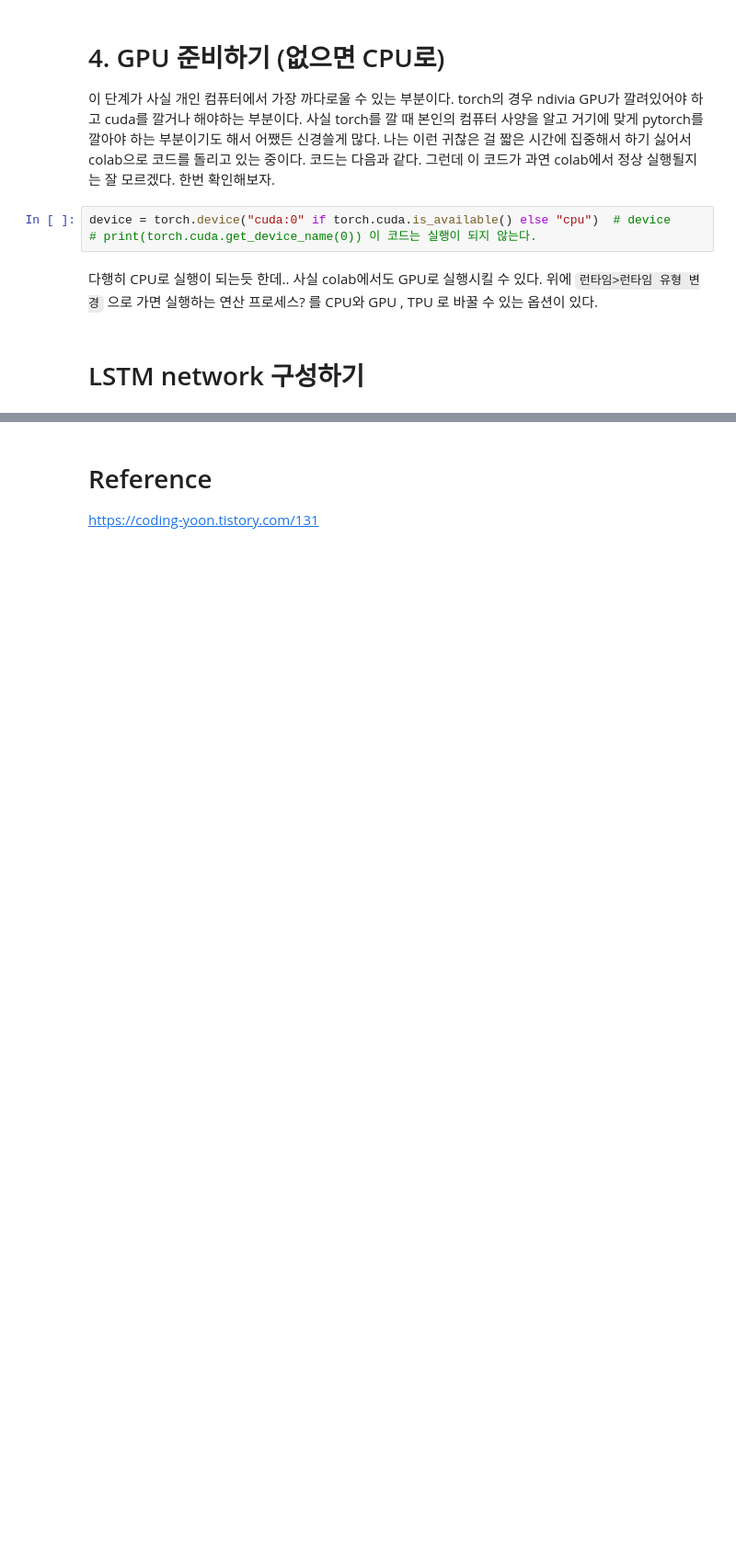
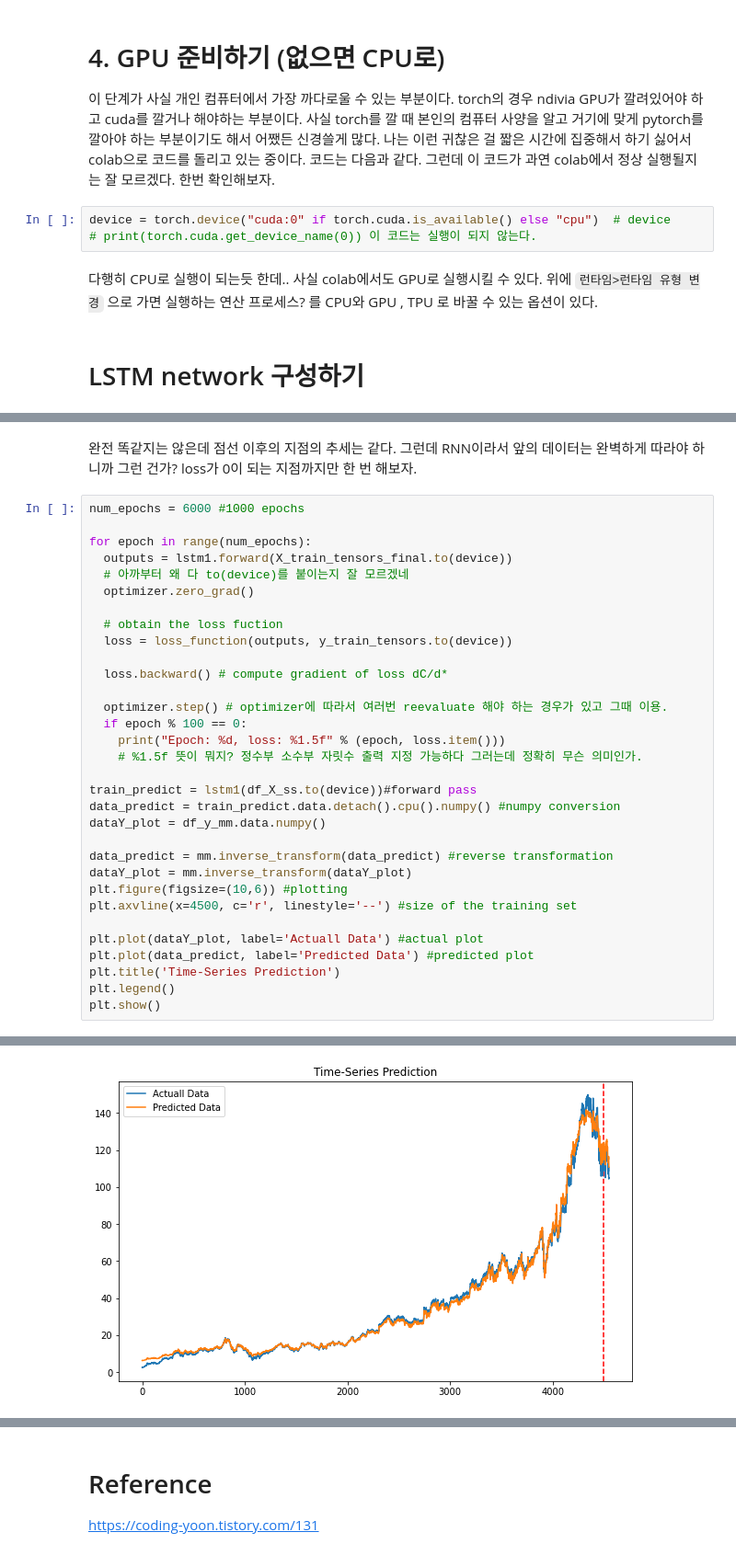
Before and after one commit to withjungjh/My-Neuromatch-Academy, a Jupyter notebook: LSTM_example_주가예측.ipynb, the cells around one changed output, grey strips where cells are left out. Shown at 92% size. Saved outputs shown, nothing was run; the diff lists cells and outputs as text; blank space fills up the shorter version.

```diff
--- a/LSTM_example_주가예측.ipynb
+++ b/LSTM_example_주가예측.ipynb
@@ -203,0 +330,35 @@ class LSTM1(nn.Module):
+# %% [markdown]
+완전 똑같지는 않은데 점선 이후의 지점의 추세는 같다. 그런데 RNN이라서 앞의 데이터는 완벽하게 따라야 하니까 그런 건가? loss가 0이 되는 지점까지만 한 번 해보자.
+# %%
+num_epochs = 6000 #1000 epochs
+
+for epoch in range(num_epochs):
+  outputs = lstm1.forward(X_train_tensors_final.to(device))
+  # 아까부터 왜 다 to(device)를 붙이는지 잘 모르겠네
+  optimizer.zero_grad()
+
+  # obtain the loss fuction
+  loss = loss_function(outputs, y_train_tensors.to(device))
+
+  loss.backward() # compute gradient of loss dC/d*
+
+  optimizer.step() # optimizer에 따라서 여러번 reevaluate 해야 하는 경우가 있고 그때 이용.
+  if epoch % 100 == 0:
+    print("Epoch: %d, loss: %1.5f" % (epoch, loss.item()))
+    # %1.5f 뜻이 뭐지? 정수부 소수부 자릿수 출력 지정 가능하다 그러는데 정확히 무슨 의미인가.
+
+train_predict = lstm1(df_X_ss.to(device))#forward pass
+data_predict = train_predict.data.detach().cpu().numpy() #numpy conversion
+dataY_plot = df_y_mm.data.numpy()
+
+data_predict = mm.inverse_transform(data_predict) #reverse transformation
+dataY_plot = mm.inverse_transform(dataY_plot)
+plt.figure(figsize=(10,6)) #plotting
+plt.axvline(x=4500, c='r', linestyle='--') #size of the training set
+
+plt.plot(dataY_plot, label='Actuall Data') #actual plot
+plt.plot(data_predict, label='Predicted Data') #predicted plot
+plt.title('Time-Series Prediction')
+plt.legend()
+plt.show()
+# %% [output]
@@ -203,0 +382 @@ class LSTM1(nn.Module):
+[figure, added]
```
Also changed, not shown: parts of 19 cells of this notebook.
